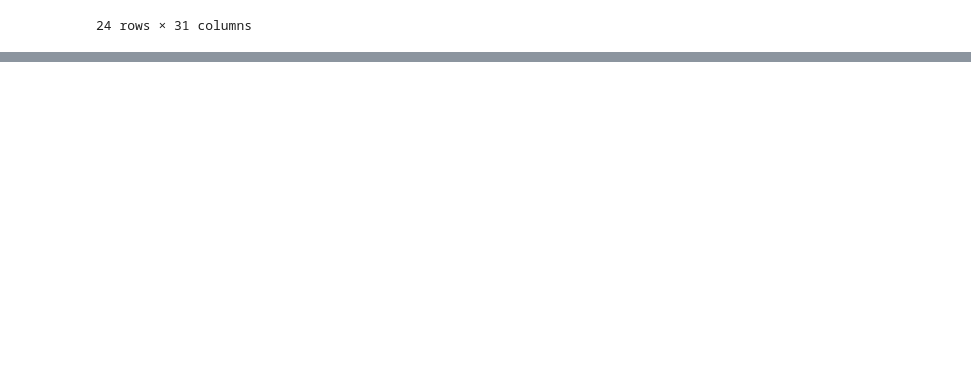
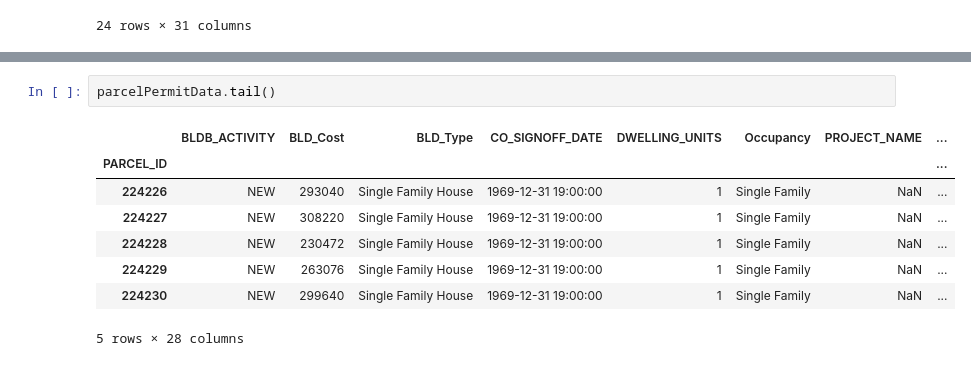
Before and after one commit to codefordurham/datahub-dw, a Jupyter notebook: permits/durham_bldgpermits.ipynb, the cells around one changed output, grey strips where cells are left out. Saved outputs shown, nothing was run; the diff lists cells and outputs as text; blank space fills up the shorter version.

```diff
--- a/permits/durham_bldgpermits.ipynb
+++ b/permits/durham_bldgpermits.ipynb
@@ -120,0 +233,11 @@ pending
+# %%
+parcelPermitData.tail()
+# %% [output]
+|  | BLDB_ACTIVITY | BLD_Cost | BLD_Type | CO_SIGNOFF_DATE | DWELLING_UNITS | Occupancy | PROJECT_NAME | ... |
+| PARCEL_ID |  |  |  |  |  |  |  | ... |
+| 224226 | NEW | 293040 | Single Family House | 1969-12-31 19:00:00 | 1 | Single Family | NaN | ... |
+| 224227 | NEW | 308220 | Single Family House | 1969-12-31 19:00:00 | 1 | Single Family | NaN | ... |
+| 224228 | NEW | 230472 | Single Family House | 1969-12-31 19:00:00 | 1 | Single Family | NaN | ... |
+| 224229 | NEW | 263076 | Single Family House | 1969-12-31 19:00:00 | 1 | Single Family | NaN | ... |
+| 224230 | NEW | 299640 | Single Family House | 1969-12-31 19:00:00 | 1 | Single Family | NaN | ... |
+5 rows × 28 columns
```
Also changed, not shown: parts of 18 cells of this notebook, 4 other files.
